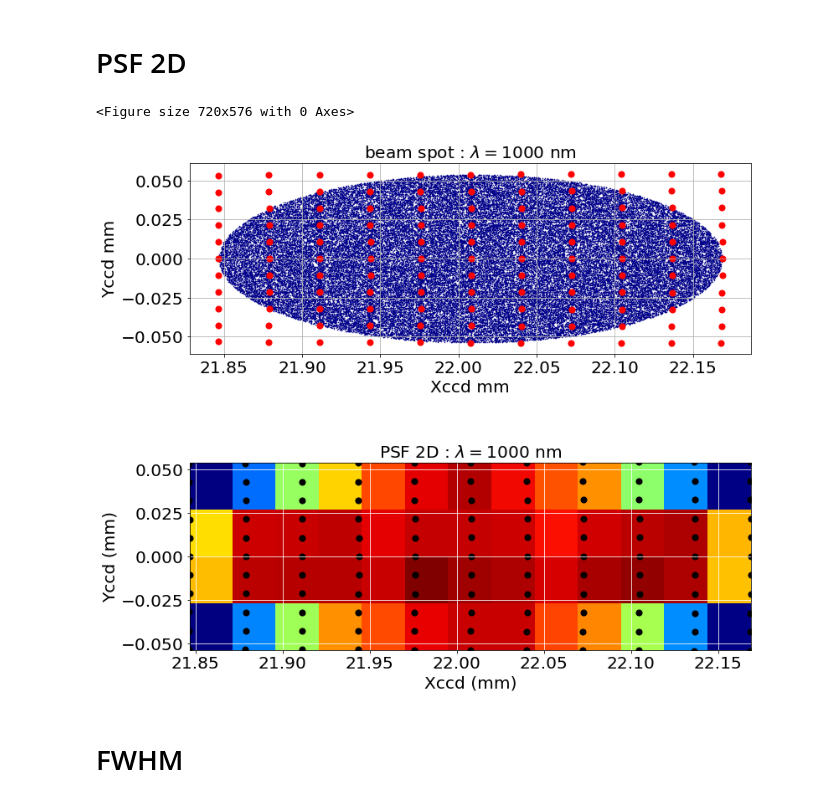
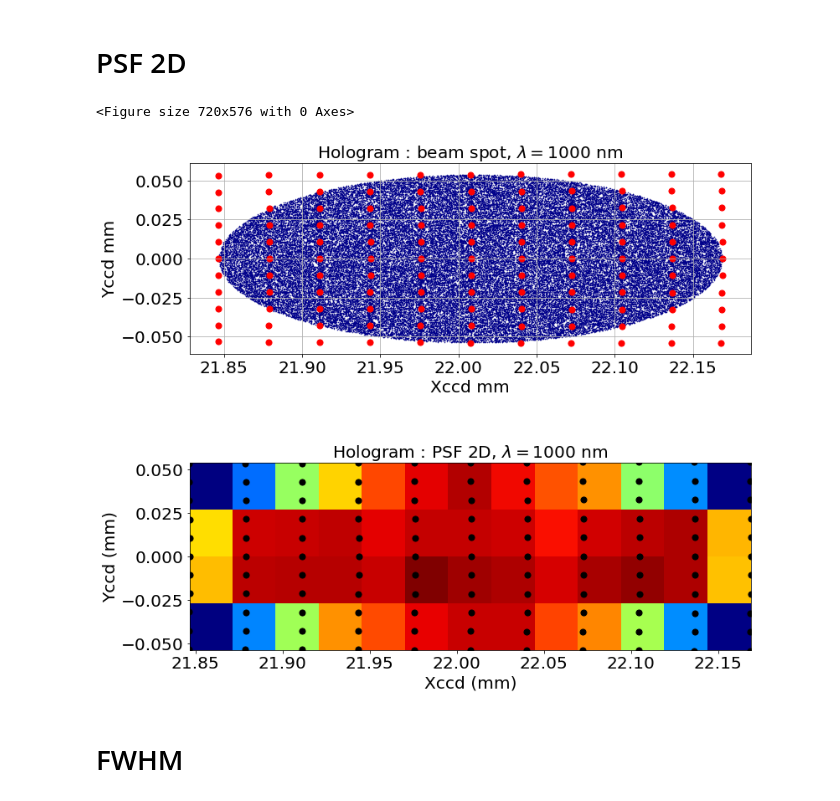
Before and after one commit to sylvielsstfr/OpticSimWthB4, a Jupyter notebook: DrawPSF/notebooks/AnaInterpolatedPSF.ipynb, the cells around one changed output. Drawn from its saved outputs; the diff is of its cells as text; code cells hidden in the pictures.

```diff
--- a/DrawPSF/notebooks/AnaInterpolatedPSF.ipynb
+++ b/DrawPSF/notebooks/AnaInterpolatedPSF.ipynb
@@ -258,35 +262,39 @@ Y3C=central_beam["Y3"].values[0]
 # %%
 plt.figure(figsize=(10,8))
 f, (ax1,ax2) = plt.subplots(2,1,figsize=(12,12))
 NBINX=(Xccd.max()-Xccd.min())/(Det_xpic*micr_to_mm)
 NBINY=(Yccd.max()-Yccd.min())/(Det_xpic*micr_to_mm)
 
 NBINX=max(NBINX,1)
 NBINY=max(NBINY,1)
 
 ax1.scatter(Xccd,Yccd,marker="." ,color="DarkBlue",s=1)
 ax1.scatter(Xccdref,Yccdref,marker="o" ,color="Red",s=50)
 
 ax1.grid()
 ax1.set_aspect("equal")
 ax1.set_xlabel("Xccd mm")
 ax1.set_ylabel("Yccd mm")
-title1="beam spot : "+ wllabel
+
+title1="{} : beam spot, {}".format(disperser_name,wllabel)
 ax1.set_title(title1)
 
 ax2.hist2d(Xccd,Yccd,bins=(NBINX,NBINY),cmap=cm.get_cmap('jet'))
 ax2.scatter(Xccdref,Yccdref,marker="o" ,color="k",s=50)
 ax2.set_aspect("equal")
 ax2.set_xlabel("Xccd (mm)")
 ax2.set_ylabel("Yccd (mm)")
-title2="PSF 2D : "+ wllabel
+
+title2="{} : PSF 2D, {}".format(disperser_name,wllabel)
 ax2.set_title(title2)
-ax2.grid(b=True,color="white")
+#ax2.grid(b=True,color="white")
+
+
 figname="PSFSIM_2D_"+disperser_tag+"_WL"+str(idx_WLSEL)+".pdf"
 plt.savefig(figname)
 # %% [output]
 <Figure size 720x576 with 0 Axes>
-[figure, old version]
+[figure, new version]
 # %% [markdown]
 # FWHM
 # %%
```
Also changed, not shown: parts of 32 cells of this notebook.
